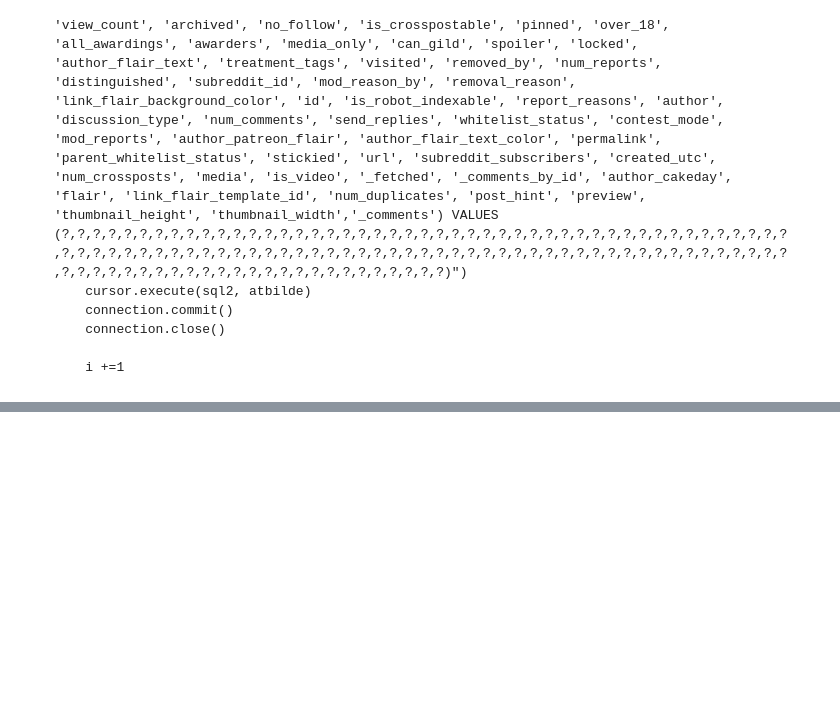
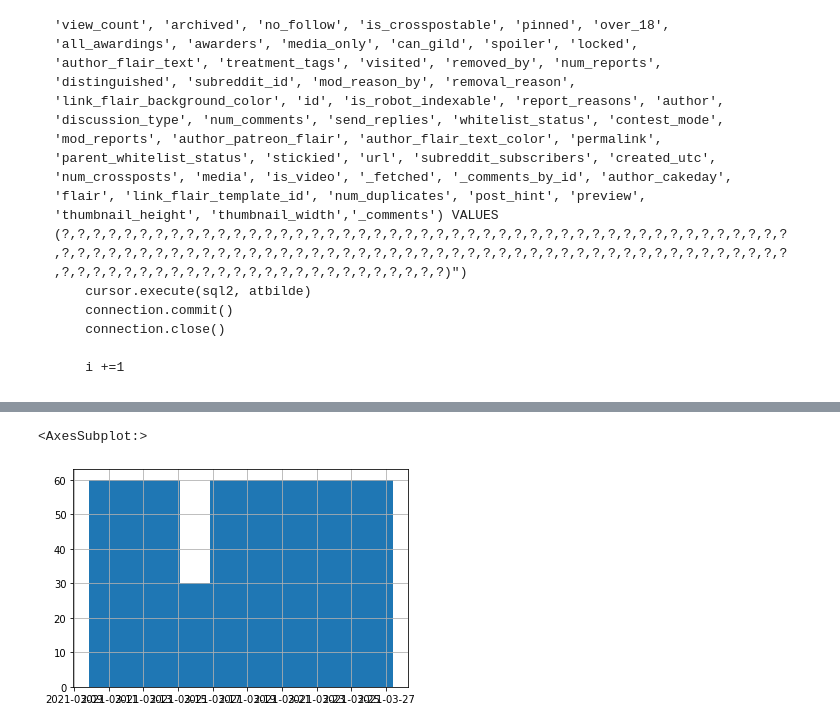
Before and after one commit to Amarilda/MscAston, a Jupyter notebook: MSC/Reddit API.ipynb, the cells around one changed output, grey strips where cells are left out. Saved outputs shown, nothing was run; the diff lists cells and outputs as text; code cells hidden in the pictures; blank space fills up the shorter version.

```diff
--- a/MSC/Reddit API.ipynb
+++ b/MSC/Reddit API.ipynb
@@ -150,0 +213,6 @@ for post in top_posts:
+# %%
+connection = sqlite3.connect('MSC.db')
+cursor = connection.cursor()
+
+sql = ("Select * from top30")
+z = pd.read_sql_query(sql,connection)
@@ -150,0 +273,5 @@ for post in top_posts:
+# %%
+pd.to_datetime(z.moment).hist()
+# %% [output]
+<AxesSubplot:>
+[figure, added]
```
Also changed, not shown: parts of 10 cells of this notebook.
